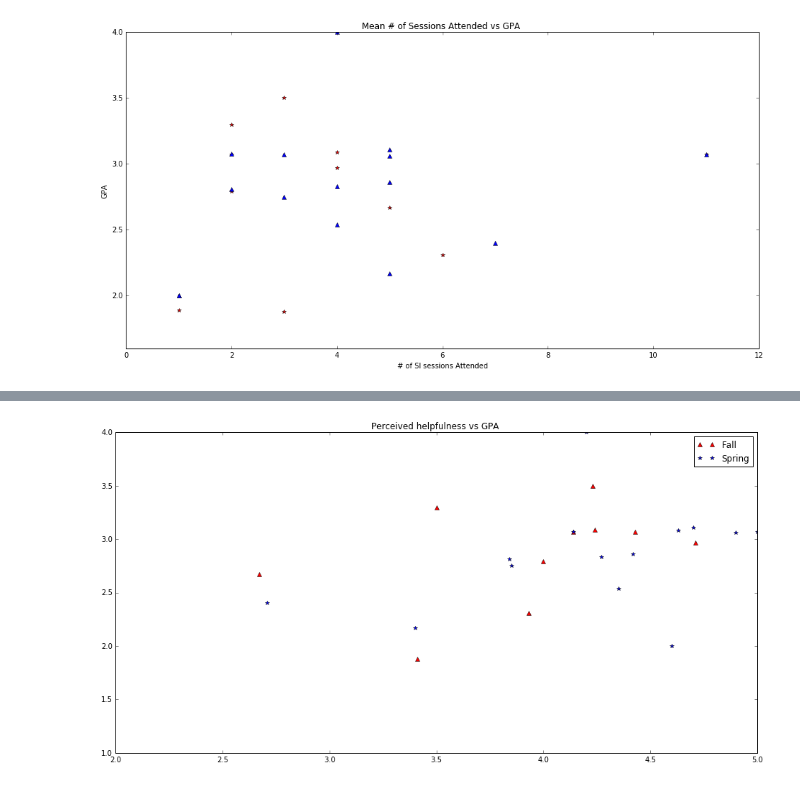
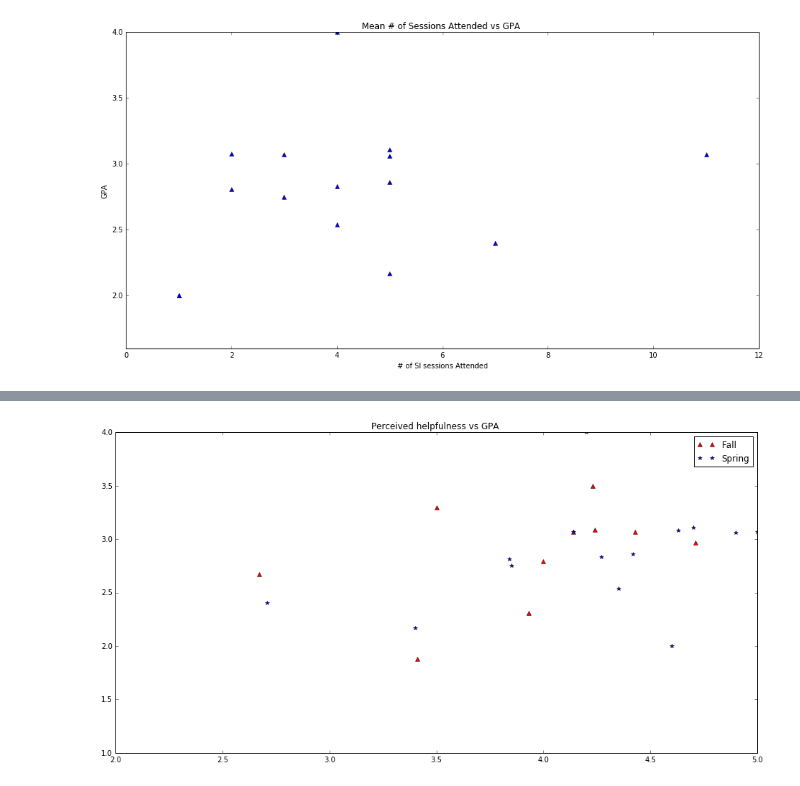
Before and after one commit to drimal/USAPhysics, a Jupyter notebook: USACollegePhysics.ipynb, the cells around one changed output, grey strips where cells are left out. Cells and saved outputs as stored; diff of their text form; code cells hidden in the pictures.

```diff
--- a/USACollegePhysics.ipynb
+++ b/USACollegePhysics.ipynb
@@ -94,17 +186,17 @@ plt.show()
 # %%
 #Class size vs GPA SI vs Non SI
 meanSS_si_fall = data_fall.iloc[:,9]
 meanSS_si_spring = data_spring.iloc[:,9]
 
 #gpa_si.hist()
-plt.plot(meanSS_si_fall, gpa_si_fall, "*r", label="Fall")
+plt.plot(meanSS_si_fall, frac_good_si_fall, "*r", label="Fall")
 plt.plot(meanSS_si_spring, gpa_si_spring, "^b", label="Spring")
 
 plt.xlabel("# of SI sessions Attended")
 plt.ylabel("GPA")
 plt.title("Mean # of Sessions Attended vs GPA ")
 #plt.legend('best')
 plt.ylim(1.6, 4.0)
 plt.show()
 # %% [output]
-[figure, old version]
+[figure, new version]
```
Also changed, not shown: parts of 22 cells of this notebook.
